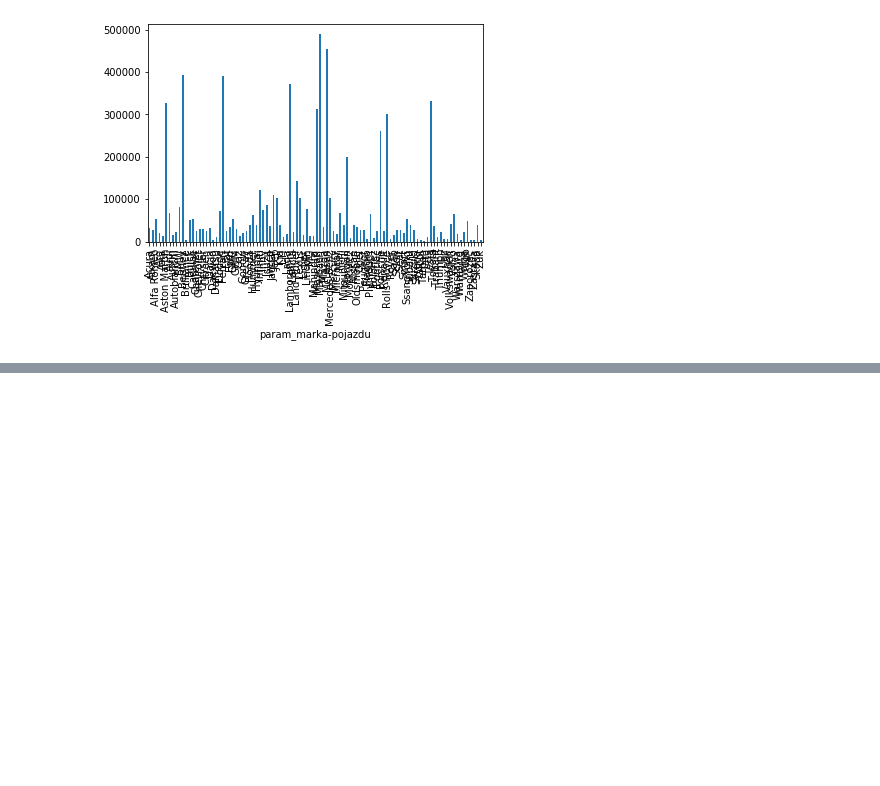
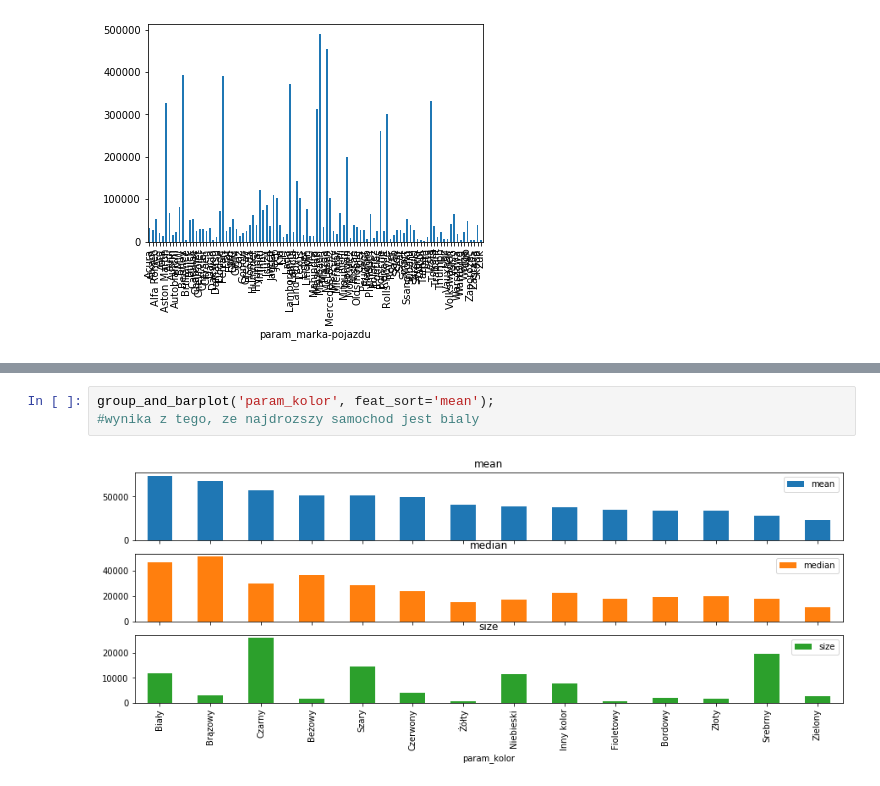
Before and after one commit to YoannaPo/ML_matrix_car, a Jupyter notebook: day2_visualisation.ipynb, the cells around one changed output, grey strips where cells are left out. Drawn from its saved outputs; the diff is of its cells as text; blank space fills up the shorter version.

```diff
--- a/day2_visualisation.ipynb
+++ b/day2_visualisation.ipynb
@@ -126,0 +165,5 @@ df.groupby('param_marka-pojazdu')['price_value'].agg(np.mean).plot(kind='bar')
+# %%
+group_and_barplot('param_kolor', feat_sort='mean');
+#wynika z tego, ze najdrozszy samochod jest bialy
+# %% [output]
+[figure, added]
```
Also changed, not shown: parts of 11 cells of this notebook.
